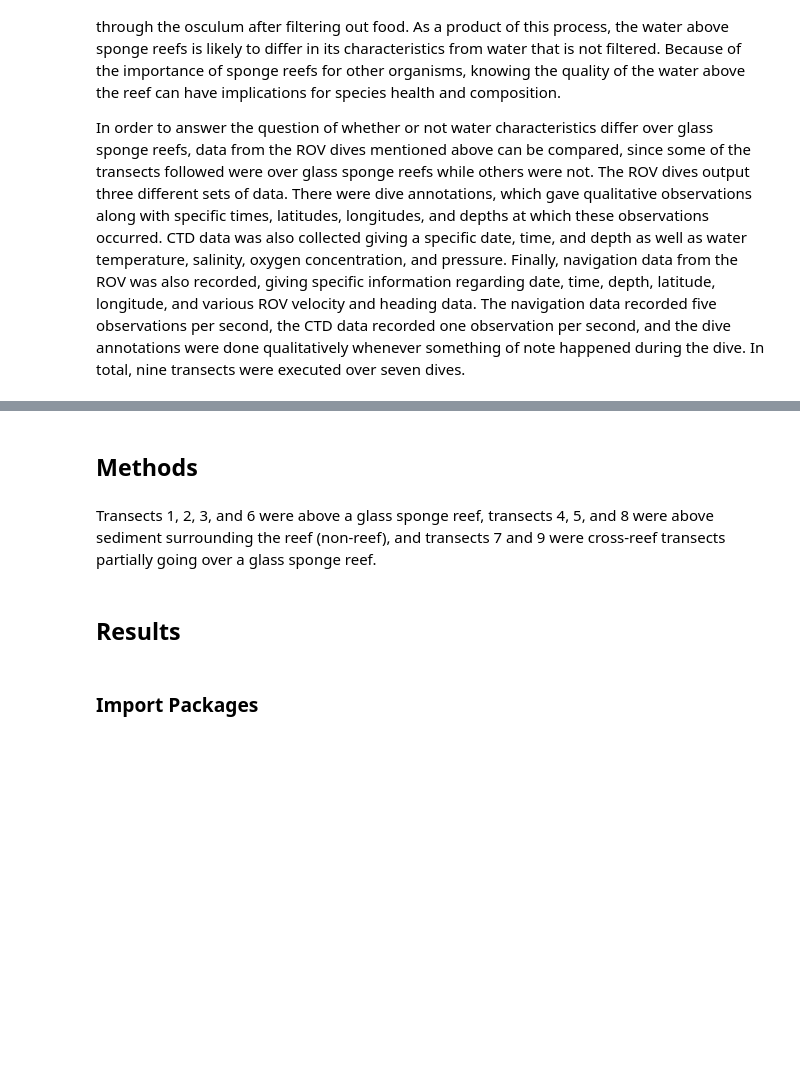
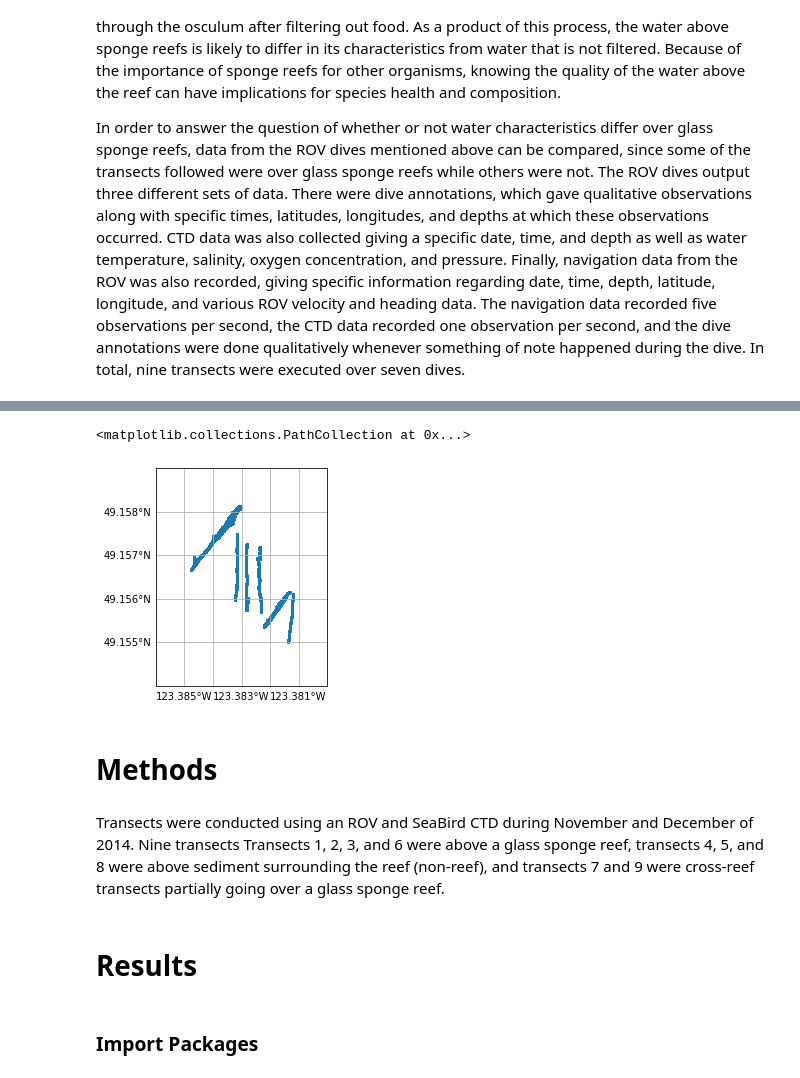
Before and after one commit to isaakh12/final_project, a Jupyter notebook: final_project.ipynb, the cells around one changed output, grey strips where cells are left out. Saved outputs shown, nothing was run; the diff lists cells and outputs as text; code cells hidden in the pictures; blank space fills up the shorter version.

```diff
--- a/final_project.ipynb
+++ b/final_project.ipynb
@@ -18,8 +19,18 @@ Figure 1. Map of the Strait of Georgia, with the red star indicating the transec
+# %%
+extent2 = [-123.386, -123.38, 49.154, 49.159]
+plt.figure()
+ax = maptools.make_map(ccrs.Mercator())
+ax.set_extent(extent2)
+ax.coastlines('10m')
+plt.scatter(df['longitude'], df['latitude'], transform = ccrs.PlateCarree(), s=3)
+# %% [output]
+<matplotlib.collections.PathCollection at 0x...>
+[figure, added]
 # %% [markdown]
-## Methods
+# Methods
 # %% [markdown]
-Transects 1, 2, 3, and 6 were above a glass sponge reef, transects 4, 5, and 8 were above sediment surrounding the reef (non-reef), and transects 7 and 9 were cross-reef transects partially going over a glass sponge reef.
+Transects were conducted using an ROV and SeaBird CTD during November and December of 2014. Nine transects Transects 1, 2, 3, and 6 were above a glass sponge reef, transects 4, 5, and 8 were above sediment surrounding the reef (non-reef), and transects 7 and 9 were cross-reef transects partially going over a glass sponge reef.
 # %% [markdown]
-## Results
+# Results
 # %% [markdown]
 ### Import Packages
```
Also changed, not shown: parts of 25 cells of this notebook, 3 other files.
